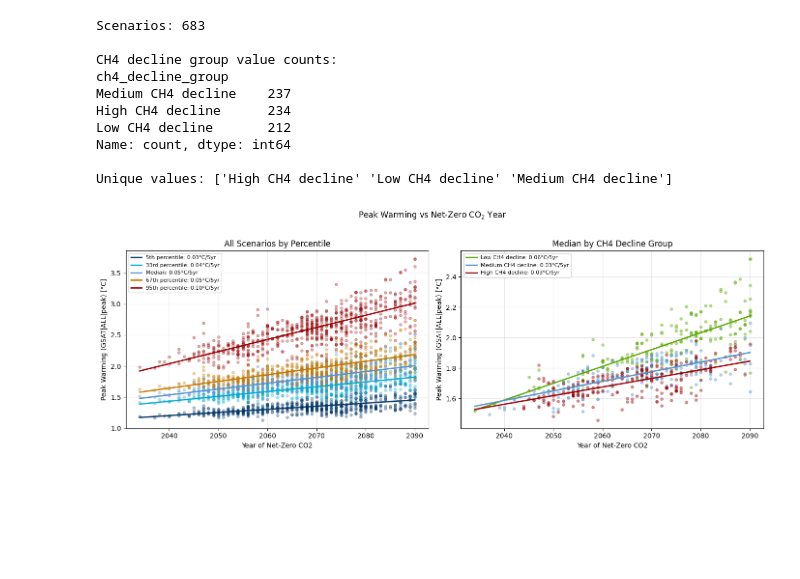
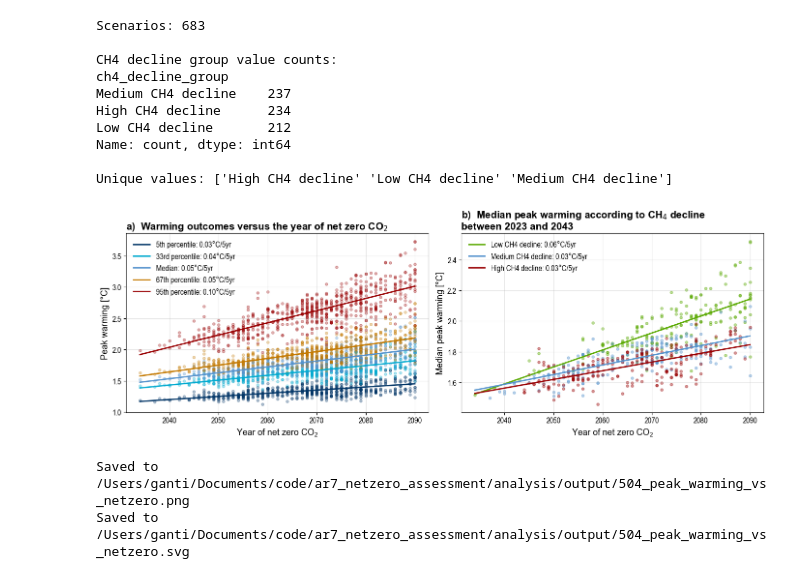
Before and after one commit to gaurav-ganti/netzero_assessment, a Jupyter notebook: analysis/504_peak_warming_vs_netzero.ipynb, the cells around one changed output. Saved outputs shown, nothing was run; the diff lists cells and outputs as text; code cells hidden in the pictures; blank space fills up the shorter version.

```diff
--- a/analysis/504_peak_warming_vs_netzero.ipynb
+++ b/analysis/504_peak_warming_vs_netzero.ipynb
@@ -85,6 +85,11 @@ Unique values: ['High CH4 decline' 'Low CH4 decline' 'Medium CH4 decline']
 # Panel 1: All percentiles (no CH4 grouping)
 # Panel 2: Median only, grouped by CH4 decline
 import numpy as np
+import matplotlib.font_manager as fm
+
+# Set up fonts
+plt.rcParams['font.family'] = 'Arial'
+plt.rcParams['font.sans-serif'] = ['Arial']
 
 fig, axes = plt.subplots(1, 2, figsize=(14, 5), sharex=True)
 
@@ -126,43 +131,59 @@ for col in ["peak_p05", "peak_p33", "peak_median", "peak_p67", "peak_p95"]:
                 color=hex_color, linewidth=2,
                 label=f"{label}: {slope*5:.2f}°C/5yr")
 
-ax1.set_xlabel("Year of Net-Zero CO2")
-ax1.set_ylabel("Peak Warming (GSAT|ALL|peak) [°C]")
-ax1.set_title("All Scenarios by Percentile")
-ax1.legend(fontsize=8, loc="upper left")
+ax1.set_xlabel("Year of net zero CO$_2$", fontname="Arial", fontsize=13)
+ax1.set_ylabel("Peak warming [°C]", fontname="Arial", fontsize=13)
+ax1.set_title("a)  Warming outcomes versus the year of net zero CO$_2$", loc="left",
+              fontname="Arial", fontsize=15, fontweight="bold")
+ax1.legend(fontsize=12, loc="upper left", frameon=False, prop={"family": "Arial Narrow", "size": 12})
 ax1.grid(alpha=0.3)
+ax1.tick_params(axis='both', labelsize=12)
+for label in ax1.get_xticklabels() + ax1.get_yticklabels():
+    label.set_fontname("Arial Narrow")
 
 # --- Panel 2: Median only, grouped by CH4 decline ---
 ax2 = axes[1]
 
 GROUP_COLORS = {
     "Low CH4 decline": "#59a900",      # Bright Green
     "Medium CH4 decline": "#5492cd",   # IPCC Blue
     "High CH4 decline": "#990002",     # Warm Red
 }
 
 for group in ["Low CH4 decline", "Medium CH4 decline", "High CH4 decline"]:
     subset = plot_data[plot_data["ch4_decline_group"] == group]
     x = subset["year_netzero_co2"].values
     y = subset["peak_median"].values
     hex_color = GROUP_COLORS[group]
 
     ax2.scatter(x, y, facecolors=hex_color, edgecolors=hex_color, alpha=0.4, s=15)
 
     valid = ~np.isnan(y)
     if valid.sum() > 1:
         slope, intercept = np.polyfit(x[valid], y[valid], 1)
         ax2.plot(x_fit, slope * x_fit + intercept,
                 color=hex_color, linewidth=2,
                 label=f"{group}: {slope*5:.2f}°C/5yr")
 
-ax2.set_xlabel("Year of Net-Zero CO2")
-ax2.set_ylabel("Peak Warming (GSAT|ALL|peak) [°C]")
-ax2.set_title("Median by CH4 Decline Group")
-ax2.legend(fontsize=8, loc="upper left")
+ax2.set_xlabel("Year of net zero CO$_2$", fontname="Arial", fontsize=13)
+ax2.set_ylabel("Median peak warming [°C]", fontname="Arial", fontsize=13)
+ax2.set_title("b)  Median peak warming according to CH$_4$ decline\nbetween 2023 and 2043", loc="left",
+              fontname="Arial", fontsize=15, fontweight="bold")
+ax2.legend(fontsize=12, loc="upper left", frameon=False, prop={"family": "Arial Narrow", "size": 12})
 ax2.grid(alpha=0.3)
+ax2.tick_params(axis='both', labelsize=12)
+for label in ax2.get_xticklabels() + ax2.get_yticklabels():
+    label.set_fontname("Arial Narrow")
 
-fig.suptitle("Peak Warming vs Net-Zero CO$_2$ Year", fontsize=12, y=1.02)
 plt.tight_layout()
 # %% [output]
-[figure, old version]
+[figure, new version]
+# %%
+# Save figure in high resolution PNG and SVG formats
+fig.savefig(OUTPUT_FOLDER / "504_peak_warming_vs_netzero.png", dpi=300, bbox_inches='tight')
+fig.savefig(OUTPUT_FOLDER / "504_peak_warming_vs_netzero.svg", bbox_inches='tight')
+print(f"Saved to {OUTPUT_FOLDER / '504_peak_warming_vs_netzero.png'}")
+print(f"Saved to {OUTPUT_FOLDER / '504_peak_warming_vs_netzero.svg'}")
+# %% [output]
+Saved to /Users/ganti/Documents/code/ar7_netzero_assessment/analysis/output/504_peak_warming_vs_netzero.png
+Saved to /Users/ganti/Documents/code/ar7_netzero_assessment/analysis/output/504_peak_warming_vs_netzero.svg
```
